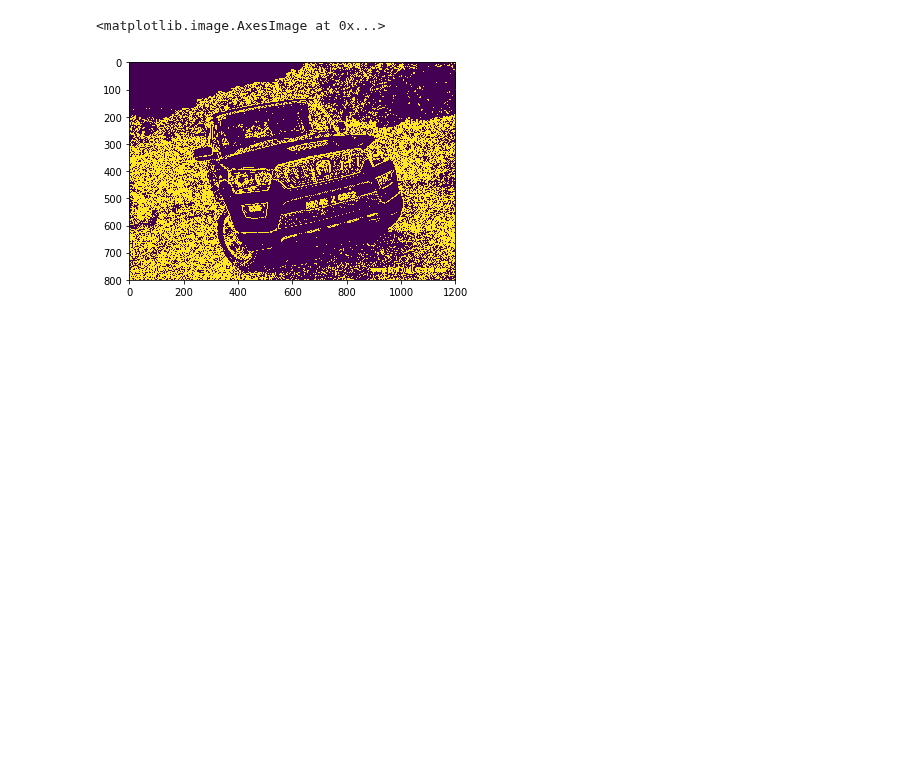
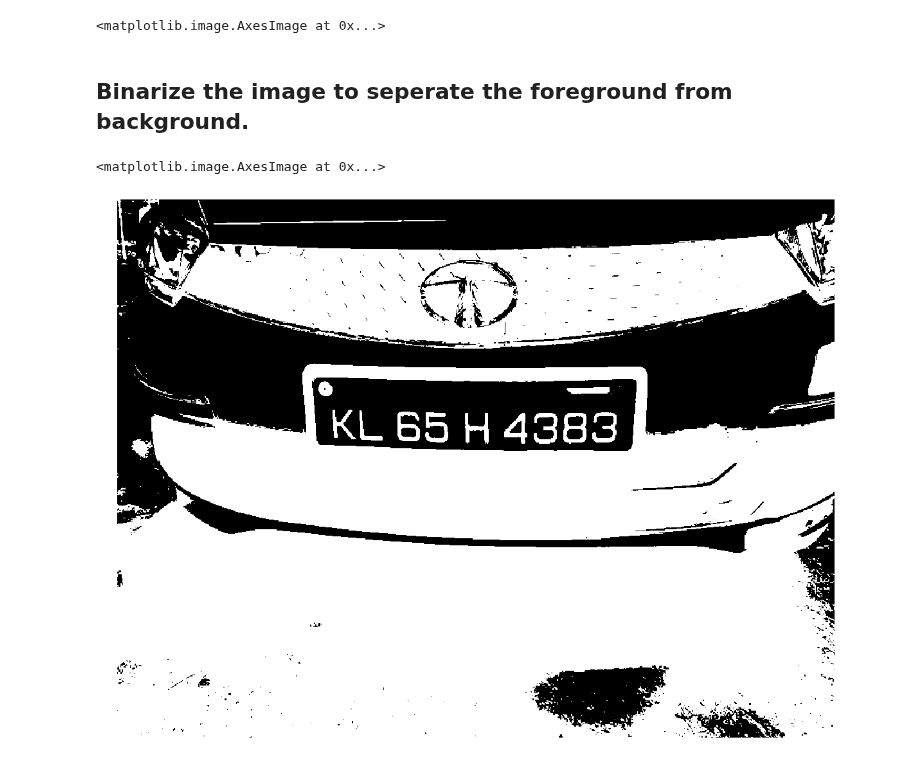
Before and after one commit to muthuspark/ml_research, a Jupyter notebook: Algorithm for detecting and extracting number plates from images of cars.ipynb, the cells around one changed output. Drawn from its saved outputs; the diff is of its cells as text; code cells hidden in the pictures; blank space fills up the shorter version.

```diff
--- a/Algorithm for detecting and extracting number plates from images of cars.ipynb
+++ b/Algorithm for detecting and extracting number plates from images of cars.ipynb
@@ -84,12 +1,36 @@ plt.show()
-# %%
-from skimage.filters import threshold_otsu
-
-def get_binary(image):
-    thresh = threshold_otsu(image)
-    binary = image > thresh
-    return binary
-
-plt.imshow(get_binary(convolve(resized_L0, k0)) | get_binary(convolve(resized_L0, k45)) | get_binary(convolve(resized_L0, k90)) | get_binary(convolve(resized_L0, k135)))
-# %% [output]
-<matplotlib.image.AxesImage at 0x...>
-[figure, removed]
+# %%
+import matplotlib.pyplot as plt
+import numpy as np
+from skimage.io import imread
+from skimage.color import rgb2gray
+from skimage.filters import threshold_otsu
+from skimage.filters import gaussian
+
+# read the image and convert it to grayscale
+car = imread('http://com.dataturks.a96-i23.open.s3.amazonaws.com/2c9fafb0646e9cf9016473f1a561002a/94c5a151-24b5-493c-a900-017a4353b00c___3e7fd381-0ae5-4421-8a70-279ee0ec1c61_Tata-Tiago-Front-Number-Plates-Design.jpg')
+gray_img = rgb2gray(car)
+
+#blur the image to remove any noise
+blurred_gray_img = gaussian(gray_img)
+plt.figure(figsize=(20,20))
+plt.axis("off")
+plt.imshow(blurred_gray_img, cmap="gray")
+# %% [output]
+<matplotlib.image.AxesImage at 0x...>
+# %% [markdown]
+## Binarize the image to seperate the foreground from background.
+# %%
+import matplotlib.patches as mpatches
+from skimage.measure import label, regionprops
+from skimage.util import invert
+from scipy.spatial.distance import euclidean
+
+thresh = threshold_otsu(gray_img)
+binary = invert(gray_img > thresh)
+
+plt.figure(figsize=(20,20))
+plt.axis("off")
+plt.imshow(binary, cmap="gray")
+# %% [output]
+<matplotlib.image.AxesImage at 0x...>
+[figure, added]
```
Also changed, not shown: parts of 9 cells of this notebook.
